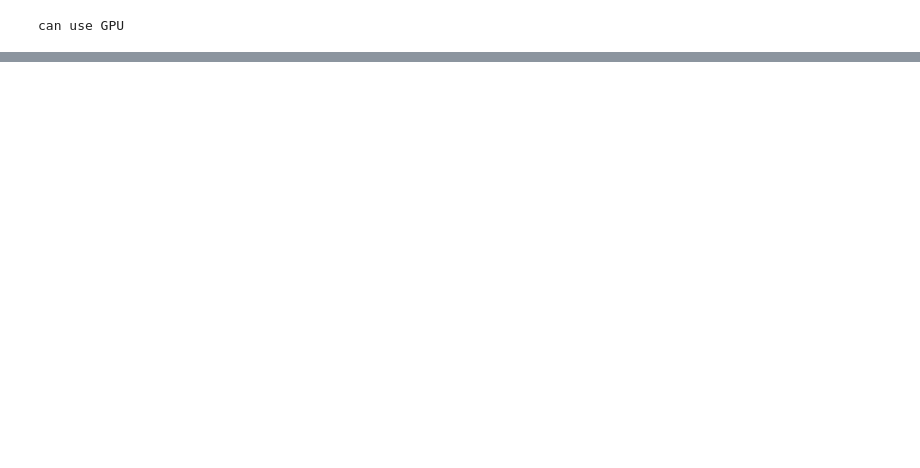
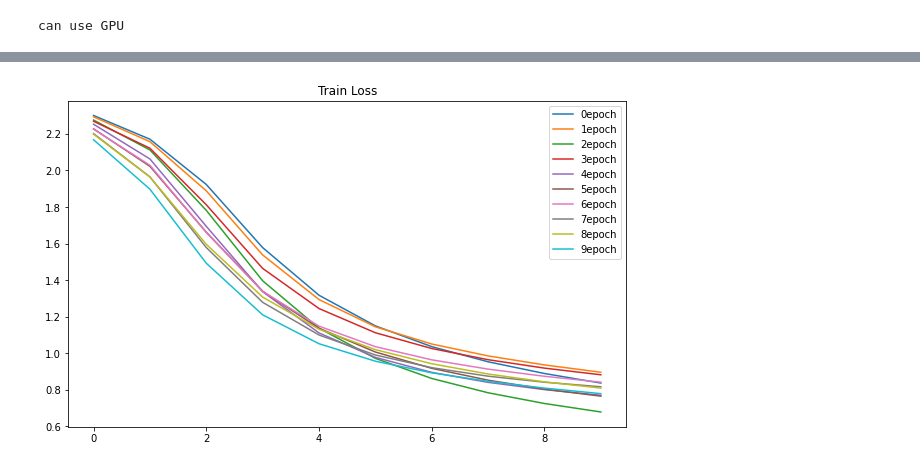
Before and after one commit to Kchanghun/Deeplearning_Basic, a Jupyter notebook: Torch/optimizaing_model.ipynb, the cells around one changed output, grey strips where cells are left out. Cells and saved outputs as stored; diff of their text form; code cells hidden in the pictures; blank space fills up the shorter version.

```diff
--- a/Torch/optimizaing_model.ipynb
+++ b/Torch/optimizaing_model.ipynb
@@ -132,10 +168,14 @@ loss_fn = nn.CrossEntropyLoss()
 optimizer = torch.optim.SGD(mps_model.parameters(), lr=learning_rate)
 
 epochs = 10
+GPU_train_loss = []
+GPU_test_acc, GPU_test_loss = [], []
 for t in range(epochs):
     print(f"Epoch {t+1}\n----------------------------")
-    train_loop('GPU',train_dataloader, mps_model, loss_fn, optimizer)
-    test_loop('GPU',test_dataloader, mps_model, loss_fn)
+    GPU_train_loss.append(train_loop('GPU',train_dataloader, mps_model, loss_fn, optimizer))
+    acc, loss = test_loop('GPU',test_dataloader, mps_model, loss_fn)
+    GPU_test_acc.append(acc)
+    GPU_test_loss.append(loss)
 print("Done")
 # %% [output]
 Epoch 1
@@ -156,2 +196,10 @@ Test Error:
 
 Done
+# %%
+plt.figure(figsize=(10,6))
+plt.title('Train Loss')
+plt.plot(GPU_train_loss,'-',label=label)
+plt.legend()
+plt.show()
+# %% [output]
+[figure, added]
```
Also changed, not shown: parts of 8 cells of this notebook.
